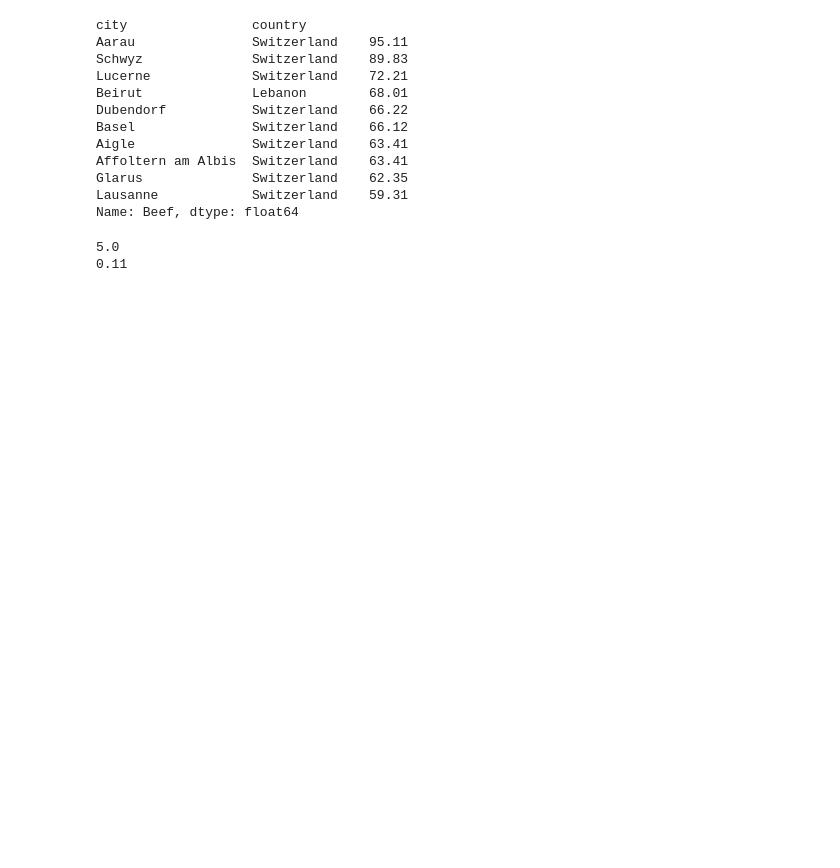
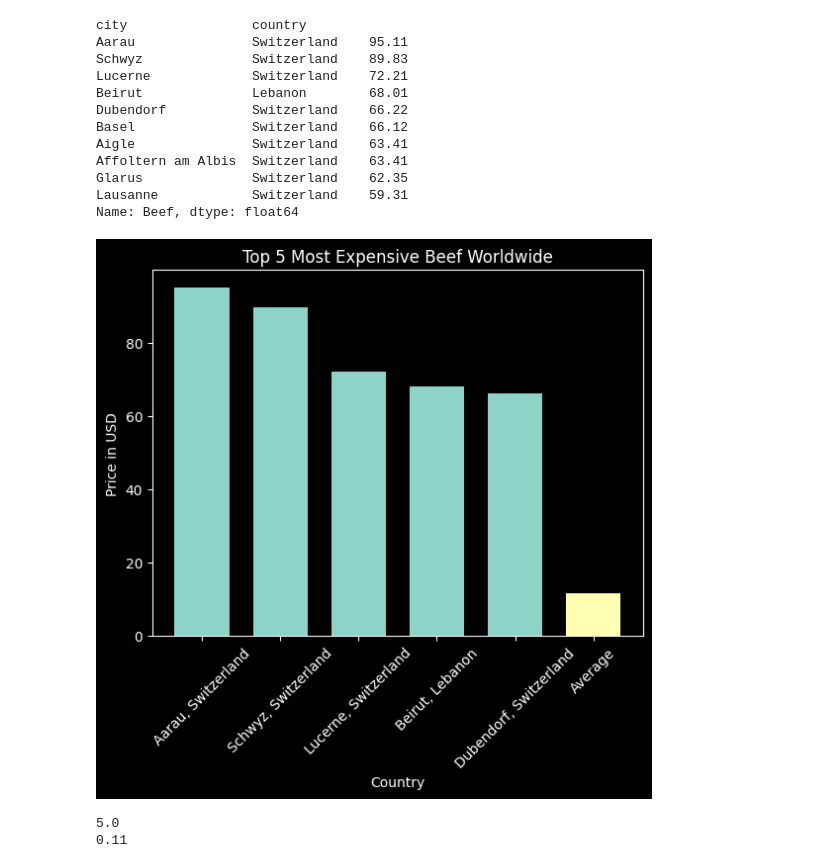
Before and after one commit to philiprobertovich/team-week-project, a Jupyter notebook: phil-project.ipynb, the cells around one changed output. Saved outputs shown, nothing was run; the diff lists cells and outputs as text; code cells hidden in the pictures; blank space fills up the shorter version.

```diff
--- a/phil-project.ipynb
+++ b/phil-project.ipynb
@@ -1138,6 +1168,28 @@ Affoltern am Albis  Switzerland    63.41
 Glarus              Switzerland    62.35
 Lausanne            Switzerland    59.31
 Name: Beef, dtype: float64
+# %%
+most_beef_values = [95.11, 89.83, 72.21, 68.01, 66.22]
+most_beef_locations = ['Aarau, Switzerland', 'Schwyz, Switzerland', 'Lucerne, Switzerland', 'Beirut, Lebanon', 'Dubendorf, Switzerland']
+# %%
+# Create bar graph
+plt.style.use('dark_background')
+
+plt.title('Top 5 Most Expensive Beef Worldwide')
+
+bar_width = 0.7
+
+plt.bar(most_beef_locations, most_beef_values, width=bar_width)
+plt.bar('Average', beef_average, width=bar_width)
+plt.xticks(rotation=45)
+
+
+plt.xlabel('Country')
+plt.ylabel('Price in USD')
+
+plt.show()
+# %% [output]
+[figure, added]
 # %%
 # Find max and min values in market water 1.5L
 max_water = cost_of_living["Water_Market(1.5L)"].max()
```
Also changed, not shown: parts of 3 cells of this notebook.
